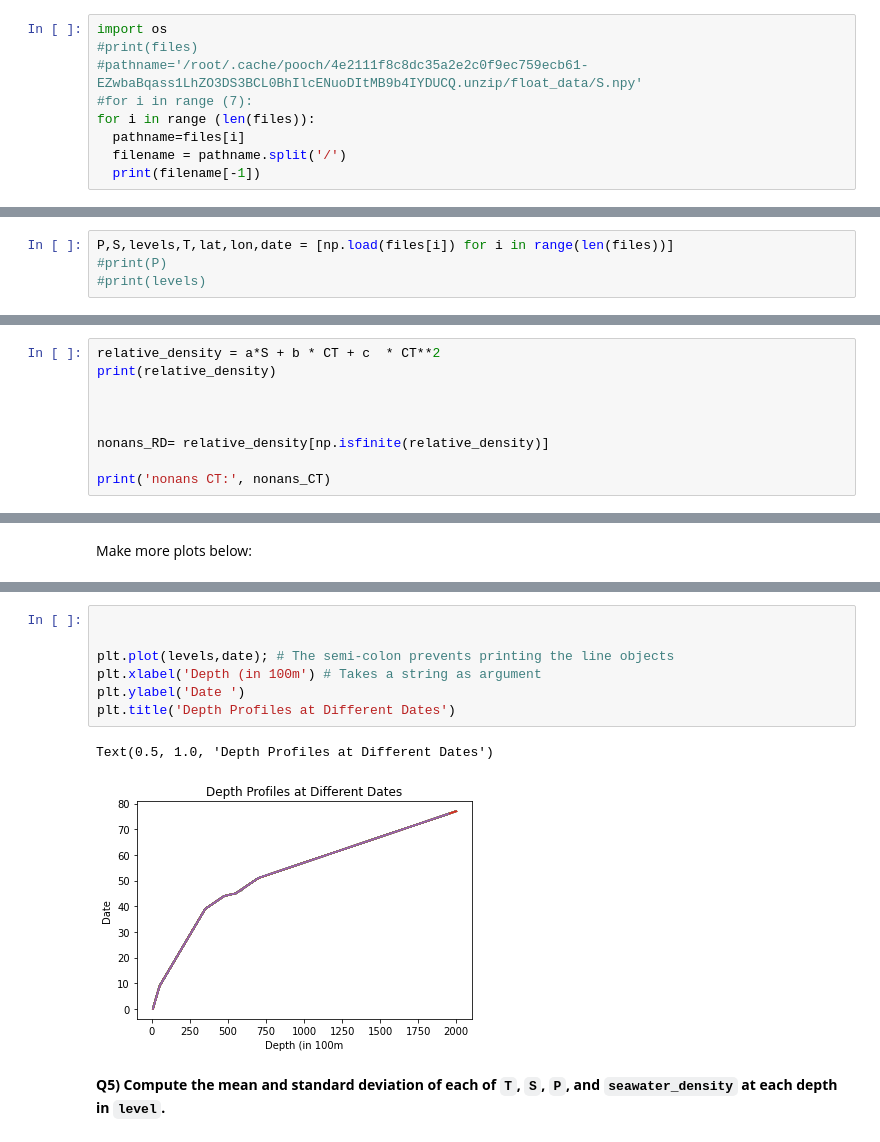
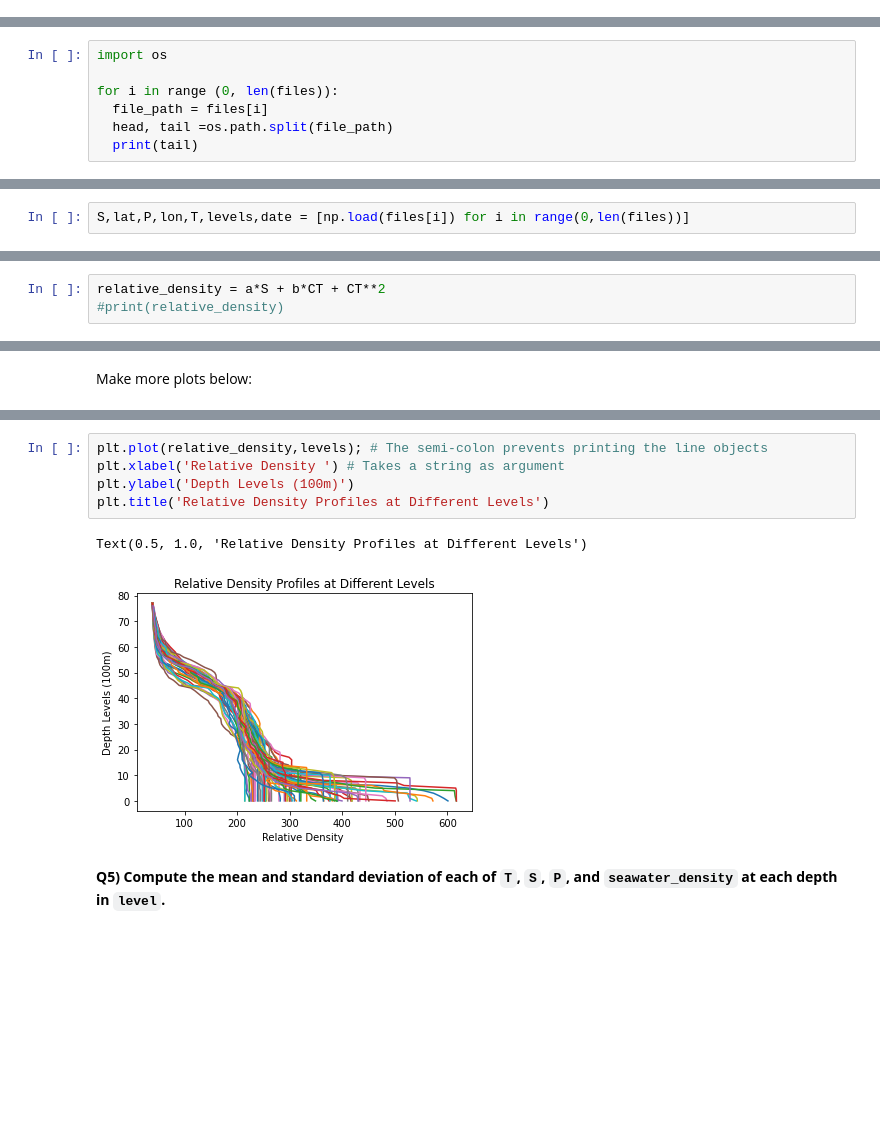
Before and after one commit to JaneSwissAust/2022_Intro_Python, a Jupyter notebook: Exercises/W2_S1.ipynb, the cells around one changed output, grey strips where cells are left out. Cells and saved outputs as stored; diff of their text form; blank space fills up the shorter version.

```diff
--- a/Exercises/W2_S1.ipynb
+++ b/Exercises/W2_S1.ipynb
@@ -60,12 +69,3 @@ Hint 1: Look at the file name (the items in `files`) to know which files corresp
 Hint 2: Check out the documentation for [`np.load`](https://numpy.org/doc/stable/reference/generated/numpy.load.html).
 # %% [markdown]
 Display the names of the items in files here
-# %%
-import os
-#print(files)
-#pathname='/root/.cache/pooch/4e2111f8c8dc35a2e2c0f9ec759ecb61-EZwbaBqass1LhZO3DS3BCL0BhIlcENuoDItMB9b4IYDUCQ.unzip/float_data/S.npy'
-#for i in range (7):
-for i in range (len(files)):
-  pathname=files[i]
-  filename = pathname.split('/')
-  print(filename[-1])
@@ -79,0 +72,7 @@ levels.npy
+# %%
+import os
+
+for i in range (0, len(files)):
+  file_path = files[i]
+  head, tail =os.path.split(file_path)
+  print(tail)
@@ -80,9 +87,7 @@ levels.npy
 # %% [markdown]
 Then, load the files as `numpy` arrays, for instance using list comprehension
 # %%
-P,S,levels,T,lat,lon,date = [np.load(files[i]) for i in range(len(files))]
-#print(P)
-#print(levels)
+S,lat,P,lon,T,levels,date = [np.load(files[i]) for i in range(0,len(files))]
 # %% [markdown]
 **Q2) Recreate the `level` array using `np.arange` and `np.linspace`**
 
@@ -384,11 +270,5 @@ no nans CT: [38.94157701 34.43070229 34.17274553 ...  3.76499328  3.73648685
 # %% [markdown]
 Calculate the `relative density` using the equation above
 # %%
-relative_density = a*S + b * CT + c  * CT**2
-print(relative_density)
-
-
-
-nonans_RD= relative_density[np.isfinite(relative_density)]
-
-print('nonans CT:', nonans_CT)
+relative_density = a*S + b*CT + CT**2
+#print(relative_density)
@@ -454,13 +318,11 @@ Text(0.5, 1.0, 'Salinity Profiles at Different longitudes')
 # %%
-
-
-plt.plot(levels,date); # The semi-colon prevents printing the line objects
-plt.xlabel('Depth (in 100m') # Takes a string as argument
-plt.ylabel('Date ')
-plt.title('Depth Profiles at Different Dates')
+plt.plot(relative_density,levels); # The semi-colon prevents printing the line objects
+plt.xlabel('Relative Density ') # Takes a string as argument
+plt.ylabel('Depth Levels (100m)')
+plt.title('Relative Density Profiles at Different Levels')
 # %% [output]
-Text(0.5, 1.0, 'Depth Profiles at Different Dates')
+Text(0.5, 1.0, 'Relative Density Profiles at Different Levels')
-[figure, old version]
+[figure, new version]
 # %% [markdown]
 **Q5) Compute the mean and standard deviation of each of `T`, `S`, `P`, and `seawater_density` at each depth in `level`.**
 # %% [markdown]
```
Also changed, not shown: parts of 44 cells of this notebook.
